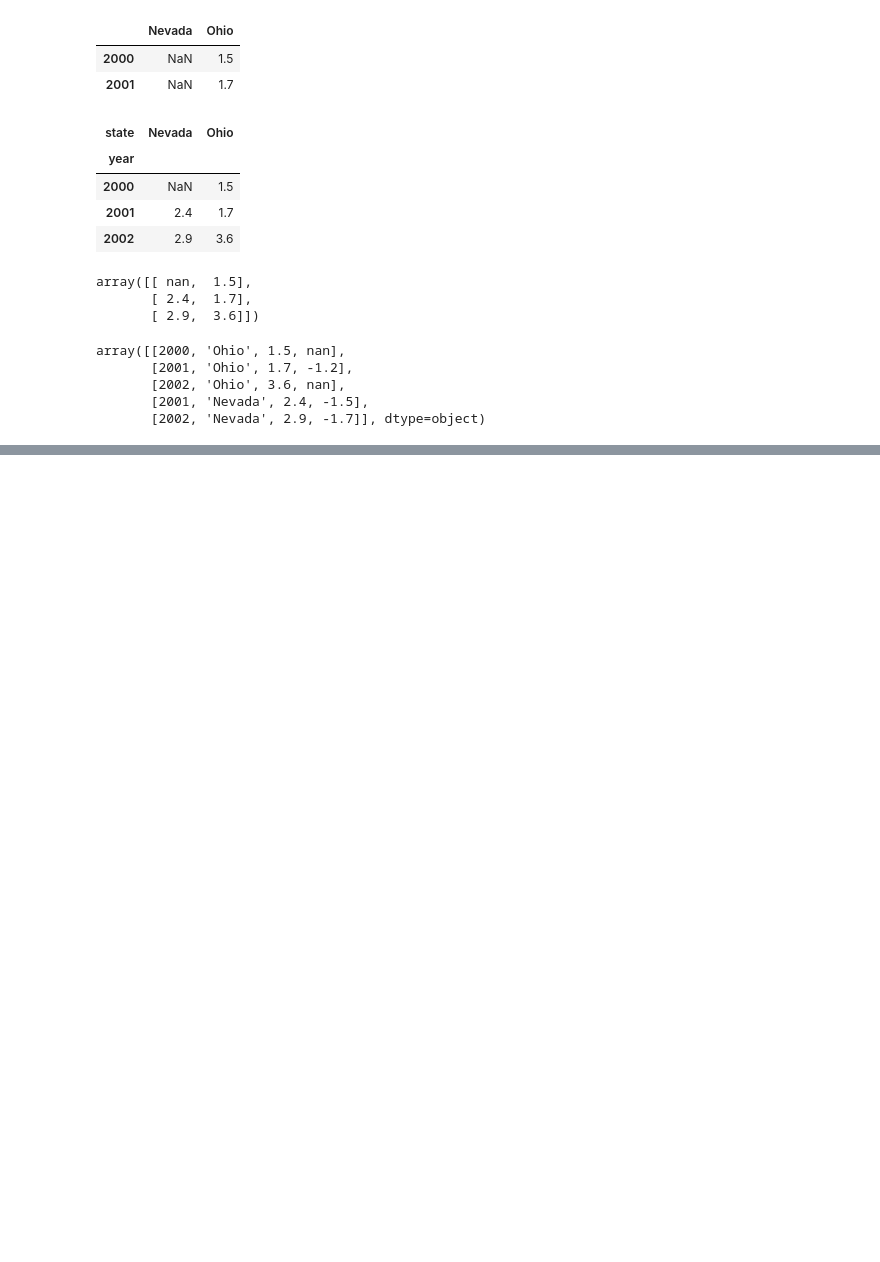
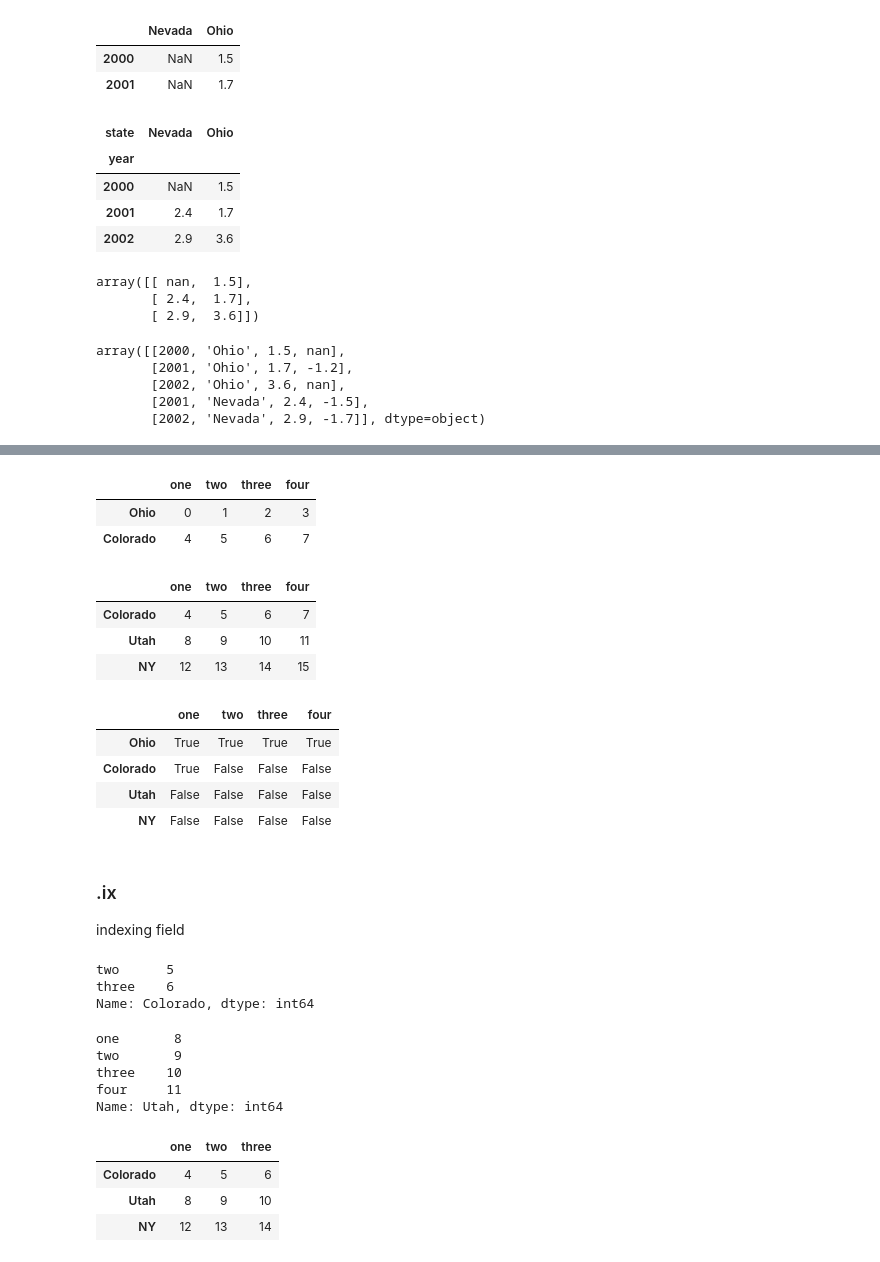
Before and after one commit to ja-vazquez/Python_compendium, a Jupyter notebook: Pandas.ipynb, the cells around one changed output, grey strips where cells are left out. Drawn from its saved outputs; the diff is of its cells as text; code cells hidden in the pictures; blank space fills up the shorter version.

```diff
--- a/Pandas.ipynb
+++ b/Pandas.ipynb
@@ -315,0 +553,45 @@ array([[2000, 'Ohio', 1.5, nan],
+# %%
+data[:2]
+# %% [output]
+|  | one | two | three | four |
+| Ohio | 0 | 1 | 2 | 3 |
+| Colorado | 4 | 5 | 6 | 7 |
+# %%
+data[data['three'] > 5]
+# %% [output]
+|  | one | two | three | four |
+| Colorado | 4 | 5 | 6 | 7 |
+| Utah | 8 | 9 | 10 | 11 |
+| NY | 12 | 13 | 14 | 15 |
+# %%
+data < 5
+# %% [output]
+|  | one | two | three | four |
+| Ohio | True | True | True | True |
+| Colorado | True | False | False | False |
+| Utah | False | False | False | False |
+| NY | False | False | False | False |
+# %% [markdown]
+### .ix
+indexing field
+# %%
+data.ix['Colorado', ['two', 'three']]
+# %% [output]
+two      5
+three    6
+Name: Colorado, dtype: int64
+# %%
+data.ix[2]
+# %% [output]
+one       8
+two       9
+three    10
+four     11
+Name: Utah, dtype: int64
+# %%
+data.ix[data.three >  5, :3]
+# %% [output]
+|  | one | two | three |
+| Colorado | 4 | 5 | 6 |
+| Utah | 8 | 9 | 10 |
+| NY | 12 | 13 | 14 |
```
Also changed, not shown: parts of 49 cells of this notebook, 7 other files.
